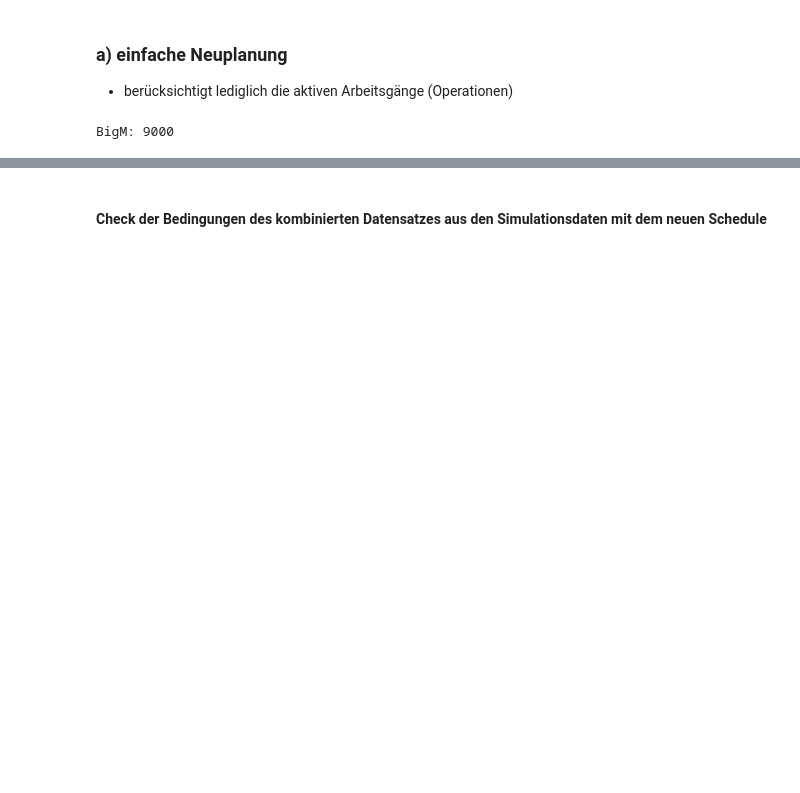
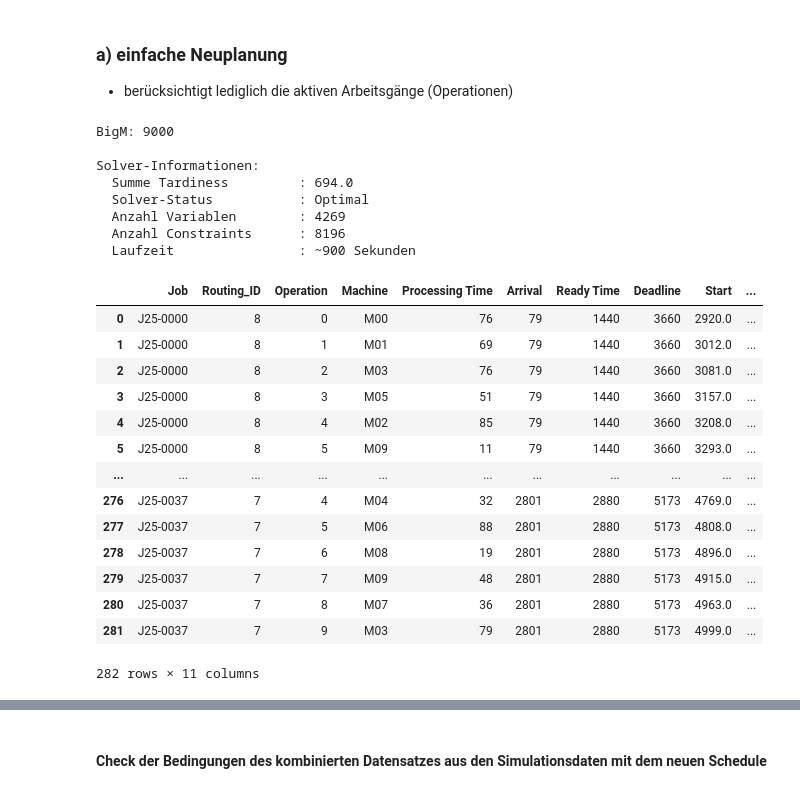
Before and after one commit to konrad-adamski/HTWD_Minimalinvasives_Job-Shop_Scheduling, a Jupyter notebook: notebooks/02_COIN_OR_Linear_Programming/02_Tardiness.ipynb, the cells around one changed output, grey strips where cells are left out. Saved outputs shown, nothing was run; the diff lists cells and outputs as text; code cells hidden in the pictures; blank space fills up the shorter version.

```diff
--- a/notebooks/02_COIN_OR_Linear_Programming/02_Tardiness.ipynb
+++ b/notebooks/02_COIN_OR_Linear_Programming/02_Tardiness.ipynb
@@ -363,11 +378,33 @@ df_jssp_current
 # %%
 df_schedule_simple = lp_tard_reschedule.solve_jssp_sum_with_fixed_ops(
     df_jssp_current, df_jobs_times_current, df_active,
-    reschedule_start = 1440, solver= "HiGHS", msg=False, timeLimit=max_time, gapRel= 0.02
+    reschedule_start = day_start, solver= "HiGHS", msg=False, timeLimit=max_time, gapRel= 0.02
 )
 df_schedule_simple
 # %% [output]
 BigM: 9000
+
+Solver-Informationen:
+  Summe Tardiness         : 694.0
+  Solver-Status           : Optimal
+  Anzahl Variablen        : 4269
+  Anzahl Constraints      : 8196
+  Laufzeit                : ~900 Sekunden
+|  | Job | Routing_ID | Operation | Machine | Processing Time | Arrival | Ready Time | Deadline | Start | ... |
+| 0 | J25-0000 | 8 | 0 | M00 | 76 | 79 | 1440 | 3660 | 2920.0 | ... |
+| 1 | J25-0000 | 8 | 1 | M01 | 69 | 79 | 1440 | 3660 | 3012.0 | ... |
+| 2 | J25-0000 | 8 | 2 | M03 | 76 | 79 | 1440 | 3660 | 3081.0 | ... |
+| 3 | J25-0000 | 8 | 3 | M05 | 51 | 79 | 1440 | 3660 | 3157.0 | ... |
+| 4 | J25-0000 | 8 | 4 | M02 | 85 | 79 | 1440 | 3660 | 3208.0 | ... |
+| 5 | J25-0000 | 8 | 5 | M09 | 11 | 79 | 1440 | 3660 | 3293.0 | ... |
+| ... | ... | ... | ... | ... | ... | ... | ... | ... | ... | ... |
+| 276 | J25-0037 | 7 | 4 | M04 | 32 | 2801 | 2880 | 5173 | 4769.0 | ... |
+| 277 | J25-0037 | 7 | 5 | M06 | 88 | 2801 | 2880 | 5173 | 4808.0 | ... |
+| 278 | J25-0037 | 7 | 6 | M08 | 19 | 2801 | 2880 | 5173 | 4896.0 | ... |
+| 279 | J25-0037 | 7 | 7 | M09 | 48 | 2801 | 2880 | 5173 | 4915.0 | ... |
+| 280 | J25-0037 | 7 | 8 | M07 | 36 | 2801 | 2880 | 5173 | 4963.0 | ... |
+| 281 | J25-0037 | 7 | 9 | M03 | 79 | 2801 | 2880 | 5173 | 4999.0 | ... |
+282 rows × 11 columns
 # %%
 df_temp =  df_schedule_simple
 
```
Also changed, not shown: parts of 22 cells of this notebook.
